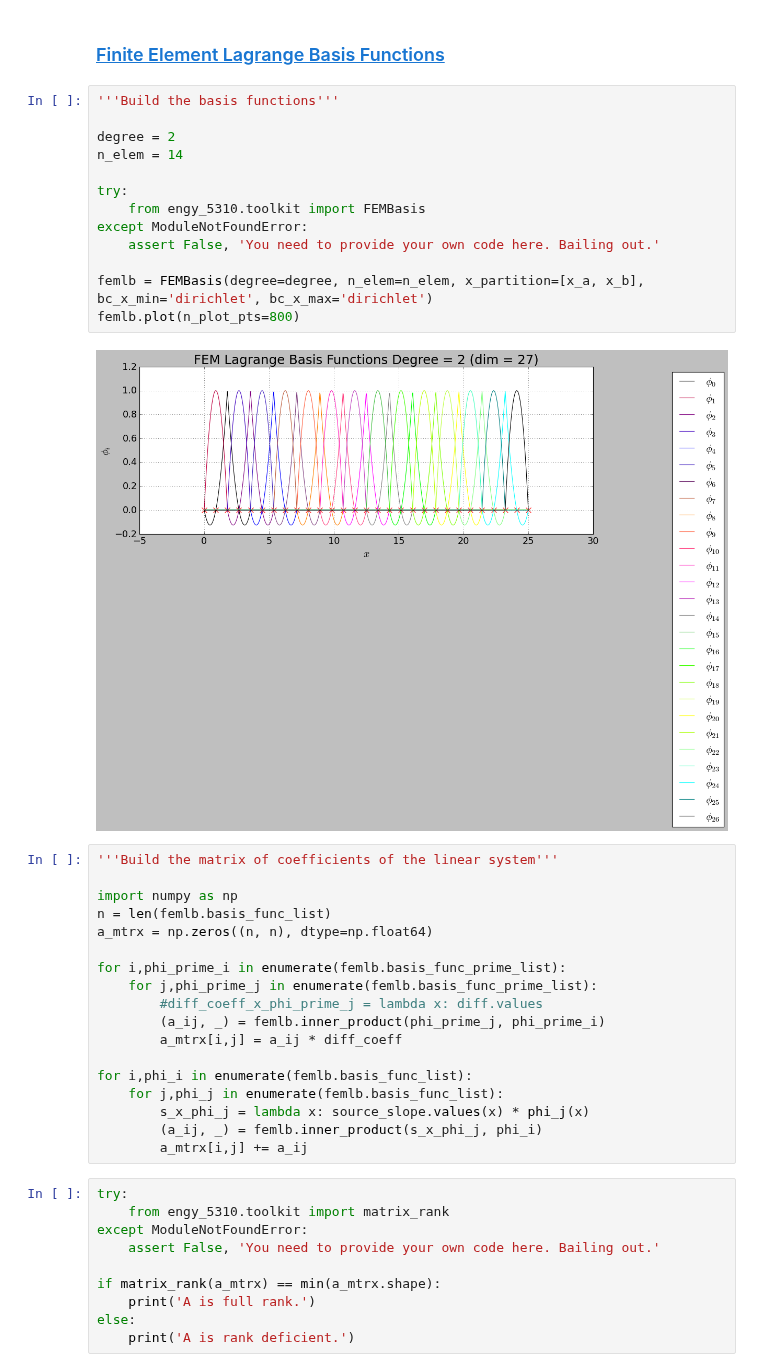
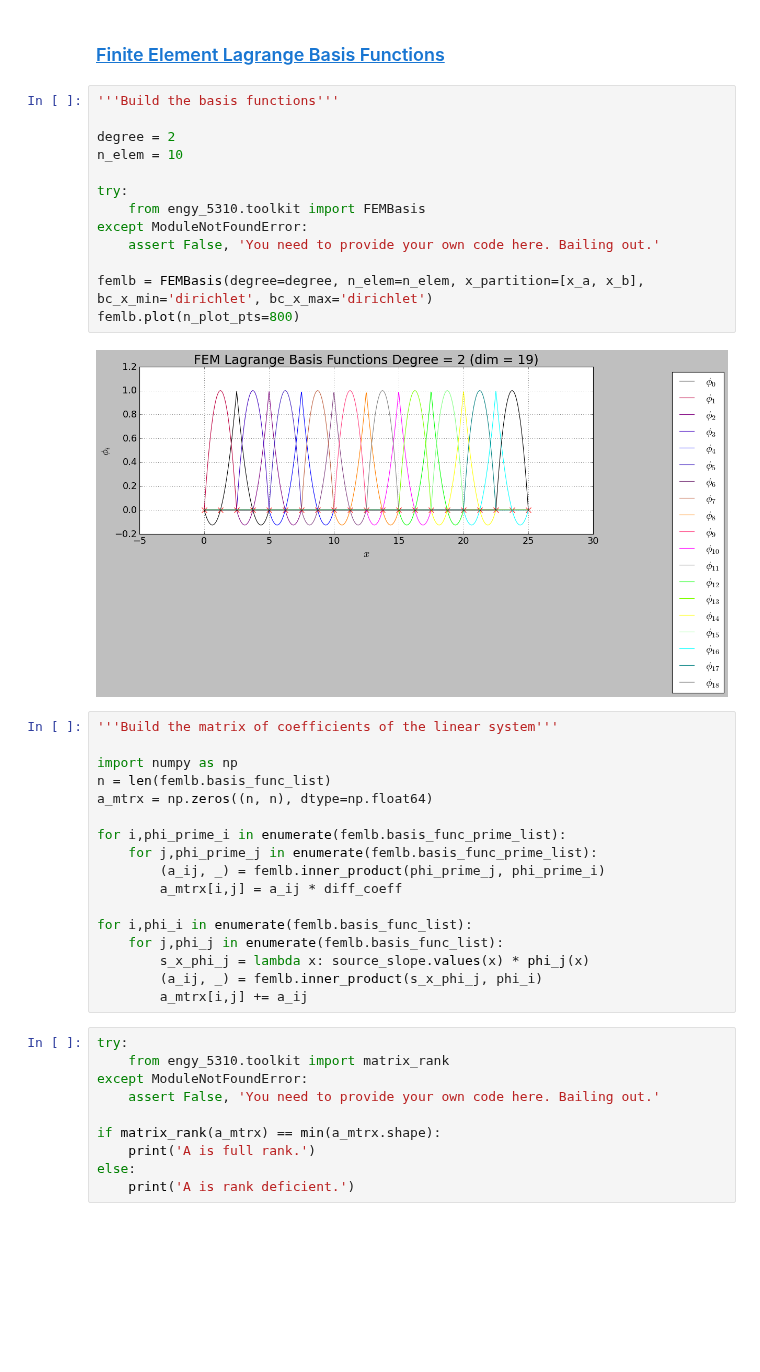
Before and after one commit to dpploy/engy-5330, a Jupyter notebook: notebooks/05b-rayleigh-ritz-fem-lagrange-dirichlet.ipynb, the cells around one changed output. Saved outputs shown, nothing was run; the diff lists cells and outputs as text; blank space fills up the shorter version.

```diff
--- a/notebooks/05b-rayleigh-ritz-fem-lagrange-dirichlet.ipynb
+++ b/notebooks/05b-rayleigh-ritz-fem-lagrange-dirichlet.ipynb
@@ -164,18 +164,18 @@ source_slope.plot(n_plot_pts=200, show_shape_pts=True, y_label='S(x)', title='So
 # %%
 '''Build the basis functions'''
 
 degree = 2
-n_elem = 14
+n_elem = 10
 
 try:
     from engy_5310.toolkit import FEMBasis
 except ModuleNotFoundError:
     assert False, 'You need to provide your own code here. Bailing out.'
 
 femlb = FEMBasis(degree=degree, n_elem=n_elem, x_partition=[x_a, x_b], bc_x_min='dirichlet', bc_x_max='dirichlet')
 femlb.plot(n_plot_pts=800)
 # %% [output]
-[figure, old version]
+[figure, new version]
 # %%
 '''Build the matrix of coefficients of the linear system'''
 
@@ -185,7 +185,6 @@ a_mtrx = np.zeros((n, n), dtype=np.float64)
 
 for i,phi_prime_i in enumerate(femlb.basis_func_prime_list):
     for j,phi_prime_j in enumerate(femlb.basis_func_prime_list):
-        #diff_coeff_x_phi_prime_j = lambda x: diff.values
         (a_ij, _) = femlb.inner_product(phi_prime_j, phi_prime_i)
         a_mtrx[i,j] = a_ij * diff_coeff
 
```
Also changed, not shown: parts of 10 cells of this notebook, 3 other files.
